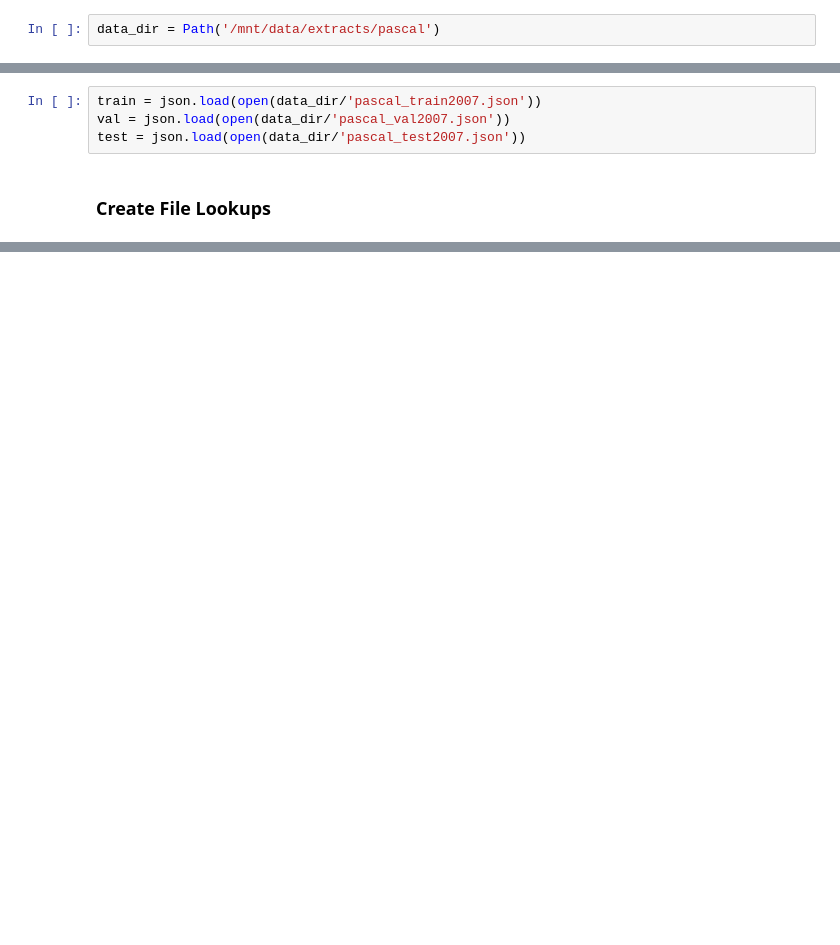
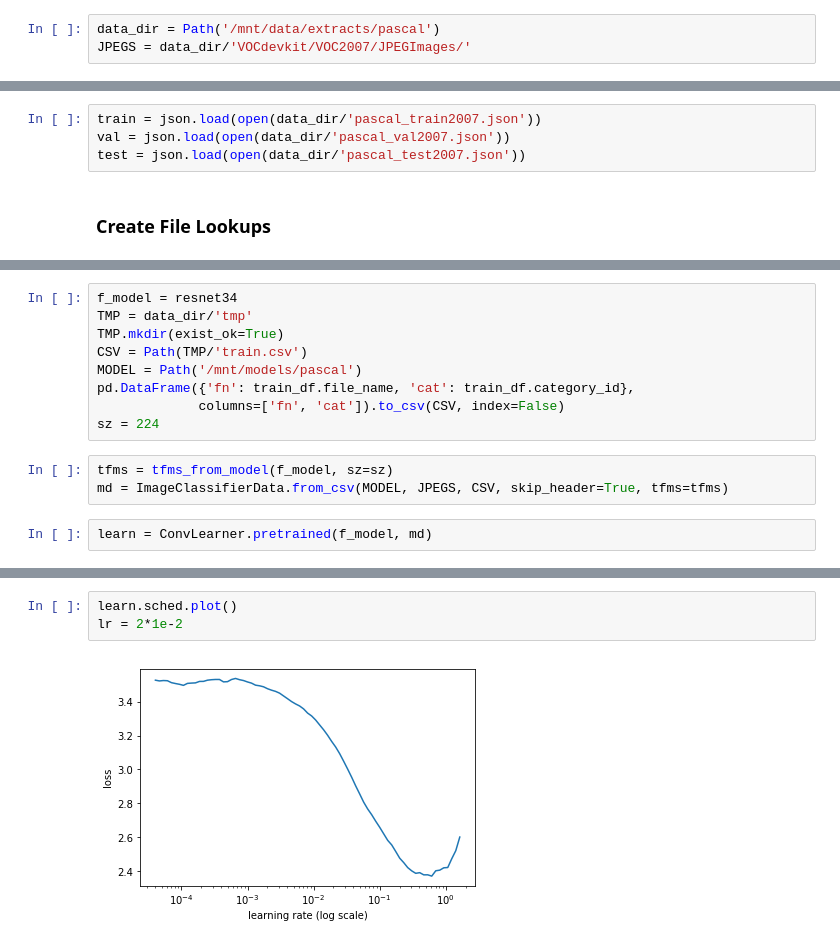
Before and after one commit to ganesh-krishnan/fastai, a Jupyter notebook: courses/dl2/pascal_gk.ipynb, the cells around one changed output, grey strips where cells are left out. Saved outputs shown, nothing was run; the diff lists cells and outputs as text; blank space fills up the shorter version.

Commit message:
Updates to Pascal

```diff
--- a/courses/dl2/pascal_gk.ipynb
+++ b/courses/dl2/pascal_gk.ipynb
@@ -9,3 +19,4 @@ import json
 ## Load Data
 # %%
 data_dir = Path('/mnt/data/extracts/pascal')
+JPEGS = data_dir/'VOCdevkit/VOC2007/JPEGImages/'
@@ -51,0 +99,14 @@ train['images']
+# %%
+f_model = resnet34
+TMP = data_dir/'tmp'
+TMP.mkdir(exist_ok=True)
+CSV = Path(TMP/'train.csv')
+MODEL = Path('/mnt/models/pascal')
+pd.DataFrame({'fn': train_df.file_name, 'cat': train_df.category_id},
+             columns=['fn', 'cat']).to_csv(CSV, index=False)
+sz = 224
+# %%
+tfms = tfms_from_model(f_model, sz=sz)
+md = ImageClassifierData.from_csv(MODEL, JPEGS, CSV, skip_header=True, tfms=tfms)
+# %%
+learn = ConvLearner.pretrained(f_model, md)
@@ -51,0 +119,5 @@ train['images']
+# %%
+learn.sched.plot()
+lr = 2*1e-2
+# %% [output]
+[figure, added]
```
Also changed, not shown: parts of 15 cells of this notebook.
